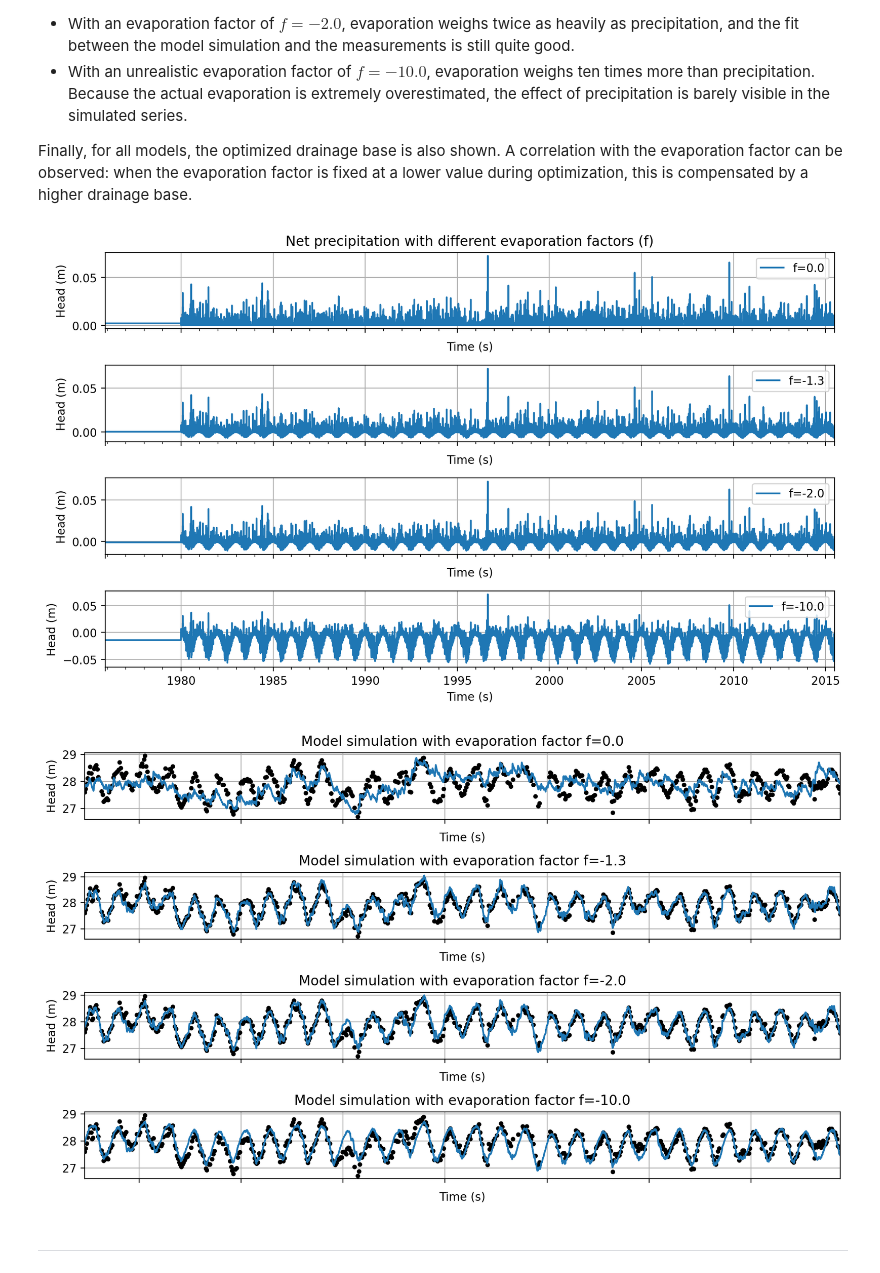
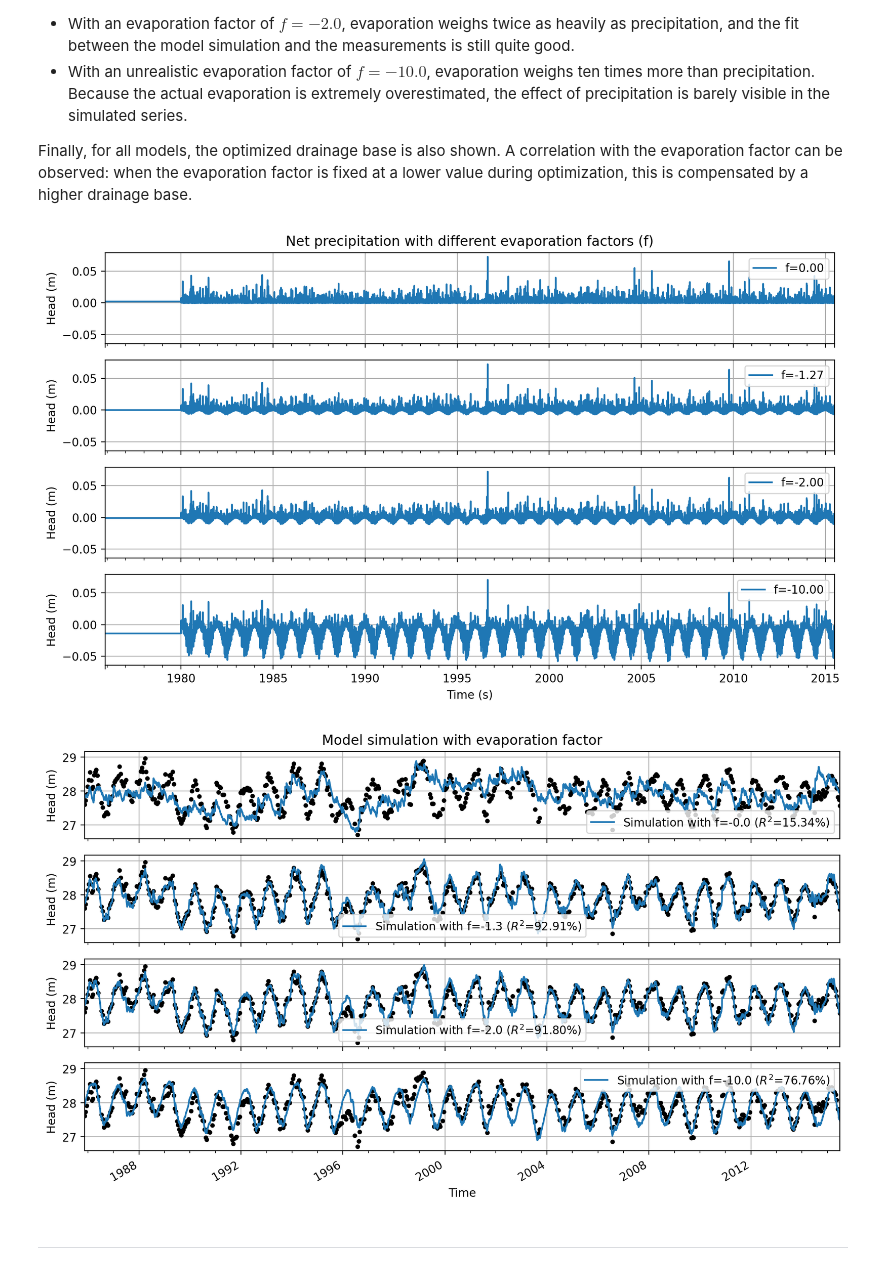
Before and after one commit to pastas/test-examples, a Jupyter notebook: Handbook/assessment/assessment.ipynb, the cells around one changed output. Cells and saved outputs as stored; diff of their text form; code cells hidden in the pictures.

```diff
--- a/Handbook/assessment/assessment.ipynb
+++ b/Handbook/assessment/assessment.ipynb
@@ -1105,64 +1103,62 @@ Finally, for all models, the optimized drainage base is also shown. A correlatio
 # %%
 # sla optimale verdampingsfactor op
 f_opt = ml1.parameters.loc["recharge_f", "optimal"]
 
 neerslag, verdamping = ml1.stressmodels["recharge"].stress
 
 # berekenen en plotten verdampingsfactoren
-verdampingsfactoren = [1e-10, ml1.parameters.loc["recharge_f", "optimal"], -2.0, -10.0]
+verdampingsfactoren = [-1e-10, ml1.parameters.loc["recharge_f", "optimal"], -2.0, -10.0]
 
-fig, ax_list = plt.subplots(figsize=(10, 6), nrows=len(verdampingsfactoren))
+fig, axes = plt.subplots(figsize=(10, 6), nrows=len(verdampingsfactoren), sharex=True, sharey=True)
 for i, f in enumerate(verdampingsfactoren):
     neerslagoverschot = neerslag.series + f * verdamping.series
-    neerslagoverschot.plot(ax=ax_list[i], label=f"f={f:.1f}")
-    ax_list[i].grid()
-    ax_list[i].legend(loc=1)
-    ax_list[i].set_ylabel("Head (m)")
-    ax_list[i].set_xlabel("Time (s)")
-    if i != len(verdampingsfactoren) - 1:
-        ax_list[i].set_xticklabels([])
-ax_list[0].set_title("Net precipitation with different evaporation factors (f)")
-plt.tight_layout()
+    neerslagoverschot.plot(ax=axes[i], label=f"f={f:.2f}")
+    axes[i].grid()
+    axes[i].legend(loc=1)
+    axes[i].set_ylabel("Head (m)")
+axes[-1].set_xlabel("Time (s)")
+axes[0].set_title("Net precipitation with different evaporation factors (f)")
+
+axes[0].get_figure().tight_layout()
 # %% [output]
-[figure, old version]
+[figure, new version]
 # %%
 neerslag, verdamping = ml1.stressmodels["recharge"].stress
 
 # berekenen en plotten verdampingsfactoren
-verdampingsfactoren = [1e-10, f_opt, -2.0, -10.0]
+verdampingsfactoren = [-1e-10, f_opt, -2.0, -10.0]
 
-fig, ax_list = plt.subplots(figsize=(10, 6), nrows=len(verdampingsfactoren))
+fig, axes = plt.subplots(figsize=(10, 6), nrows=len(verdampingsfactoren), sharex=True, sharey=True)
 results_df = pd.DataFrame(
-    index=verdampingsfactoren, columns=["drainagebasis (m NAP)", "EVP (%)"]
+    index=pd.Index([f"{i:.1f}" for i in ([0.0] + verdampingsfactoren[1:])], name="verdampingsfactor"), columns=["drainagebasis (m NAP)", "EVP (%)"]
 )
 
-for i, f in enumerate(verdampingsfactoren):
-    ml1.set_parameter("recharge_f", initial=f, vary=False)
-    ml1.parameters.loc["recharge_f", "optimal"] = f
+for i, (idx, f) in enumerate(zip(results_df.index, verdampingsfactoren)):
+    ml1.set_parameter("recharge_f", initial=f, optimal=f, pmax=1.0, pmin=-1000.0, vary=False)
     ml1.solve(report=False)
-    ml1.plot(ax=ax_list[i], label=f"f={f:.1f}", legend=False)
-    ax_list[i].set_ylabel("")
-    ax_list[i].grid()
-    if i != 4:
-        ax_list[i].set_xticklabels([])
-    results_df.loc[f, "drainagebasis (m NAP)"] = (
+    ml1.plot(ax=axes[i], label=f"f={f:.1f}", legend=False)
+    axes[i].grid()
+
+    results_df.loc[idx, "drainagebasis (m NAP)"] = (
         f"{ml1.parameters.loc['constant_d', 'optimal']:.2f}"
     )
-    results_df.loc[f, "EVP (%)"] = f"{ml1.stats.evp():.2f}"
+    results_df.loc[idx, "EVP (%)"] = f"{ml1.stats.evp():.2f}"
 
-    ax_list[i].set_title(f"Model simulation with evaporation factor f={f:.1f}")
     #     print(f'modelsimulatie met verdampingsfactor f={f:.1f} heeft een '
     #           f'geoptimaliseerde drainagebasis van '
     #           f'{ml1.parameters.loc["constant_d", "optimal"]:.2f} m')
-    ax_list[i].set_ylabel("Head (m)")
-    ax_list[i].set_xlabel("Time (s)")
-results_df.index = [f"{i:.1f}" for i in ([0] + verdampingsfactoren[1:])]
-results_df.index.name = "verdampingsfactor"
-ax_list[-1].set_xlim(ax_list[-2].get_xlim())
-ax_list[-1].set_ylabel("")
-plt.tight_layout()
+    handles, labels = axes[i].get_legend_handles_labels()
+    labels[1] = labels[1].replace("Simulation", f"Simulation with f={f:.1f}")
+    axes[i].legend(handles[1:], labels[1:])
+    axes[i].set_ylabel("Head (m)")
+    axes[i].set_xlabel("Time")
+    axes[i].xaxis.set_major_locator(mpl.dates.YearLocator(4))
+    axes[i].xaxis.set_minor_locator(mpl.dates.YearLocator(1))
+axes[0].set_title("Model simulation with evaporation factor")
+axes[-1].set_xlim(axes[-2].get_xlim())
+fig.tight_layout()
 # %% [output]
-[figure, old version]
+[figure, new version]
 # %% [markdown]
 <hr>
 # %% [markdown]
```
Also changed, not shown: parts of 15 cells of this notebook.
